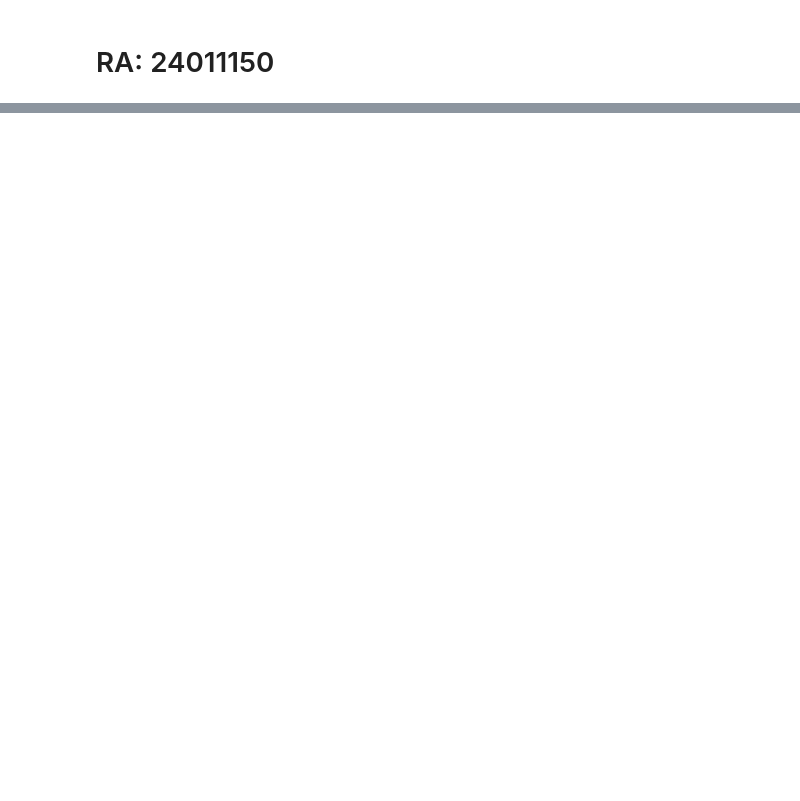
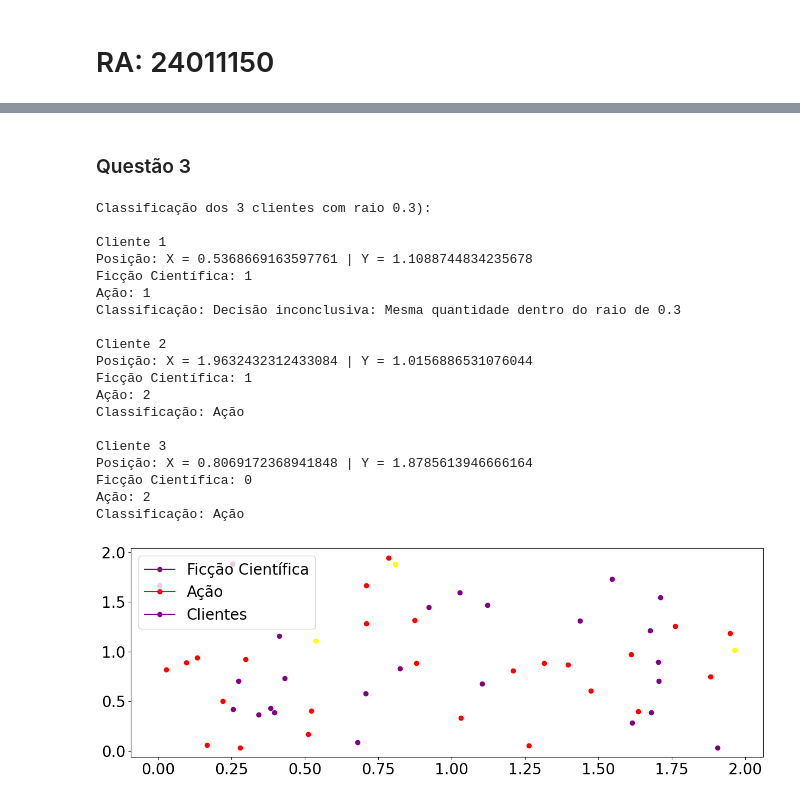
Before and after one commit to nanaluvsu/IA1, a Jupyter notebook: Atividade 2/IA1_Pratica_02_Resolucao.ipynb, the cells around one changed output, grey strips where cells are left out. Drawn from its saved outputs; the diff is of its cells as text; code cells hidden in the pictures; blank space fills up the shorter version.

```diff
--- a/Atividade 2/IA1_Pratica_02_Resolucao.ipynb
+++ b/Atividade 2/IA1_Pratica_02_Resolucao.ipynb
@@ -87,0 +83,79 @@ X: 2.1133674288752897 Y: 2.774641705601063
+# %% [markdown]
+###  Questão 3
+# %%
+dots_1 = [(random.random() * 2.0, random.random() * 2.0) for _ in range(25)]
+dots_2 = [(random.random() * 2.0, random.random() * 2.0) for _ in range(25)]
+dots_3 = [(random.random() * 2.0, random.random() * 2.0) for _ in range(3)]
+
+def distanciaComRaio(raio, grupo1, grupo2, grupo3):
+    countFiccao = 0
+    countAcao = 0
+
+    for ponto in grupo1:
+        d2 = distanciaEuclidiana(ponto, grupo3)
+        if d2 <= pow(raio,2):
+            countFiccao += 1
+
+    for ponto in grupo2:
+        d2 = distanciaEuclidiana(ponto, grupo3)
+        if d2 <= pow(raio,2):
+            countAcao += 1
+
+    if countFiccao > countAcao:
+        grupo = "Ficção Científica"
+    elif countDrama > countFiccao:
+        grupo = "Ação"
+    elif countAcao == 0 and countFiccao == 0:
+        grupo = "Decisão inconclusiva: Nenhum dentro do raio de " + str(raio)
+    else:
+        grupo = "Decisão inconclusiva: Mesma quantidade dentro do raio de " + str(raio)
+
+    return grupo, countFiccao, countAcao
+
+raio = 0.3
+
+pylab.rcParams.update(params)
+for i in range(len(dots_1)):
+    plt.plot(dots_1[i][0], dots_1[i][1], c='purple', marker='o')
+    plt.plot(dots_2[i][0], dots_2[i][1], c='red', marker='o')
+
+for i in range(len(dots_3)):
+    plt.plot(dots_3[i][0], dots_3[i][1], c='yellow', marker='o')
+
+plt.legend(['Ficção Científica', 'Ação', 'Clientes'])
+
+print("Classificação dos 3 clientes com raio " + str(raio) + "):\n")
+for i in range(len(dots_3)):
+    grupo, countFiccao, countAcao = distanciaComRaio(raio, dots_1, dots_2, [dots_3[i]])
+    if (countFiccao and countAcao == 0):
+        raio += 0.5
+    elif (countFiccao == )
+    print("Cliente", i + 1)
+    print("Posição: X =", dots_3[i][0], "| Y =", dots_3[i][1])
+    print("Ficção Científica:", countFiccao)
+    print("Ação:", countAcao)
+    print("Classificação:", grupo)
+    print()
+
+plt.show()
+# %% [output]
+Classificação dos 3 clientes com raio 0.3):
+
+Cliente 1
+Posição: X = 0.5368669163597761 | Y = 1.1088744834235678
+Ficção Científica: 1
+Ação: 1
+Classificação: Decisão inconclusiva: Mesma quantidade dentro do raio de 0.3
+
+Cliente 2
+Posição: X = 1.9632432312433084 | Y = 1.0156886531076044
+Ficção Científica: 1
+Ação: 2
+Classificação: Ação
+
+Cliente 3
+Posição: X = 0.8069172368941848 | Y = 1.8785613946666164
+Ficção Científica: 0
+Ação: 2
+Classificação: Ação
+[figure, added]
```
Also changed, not shown: parts of 2 cells of this notebook.
